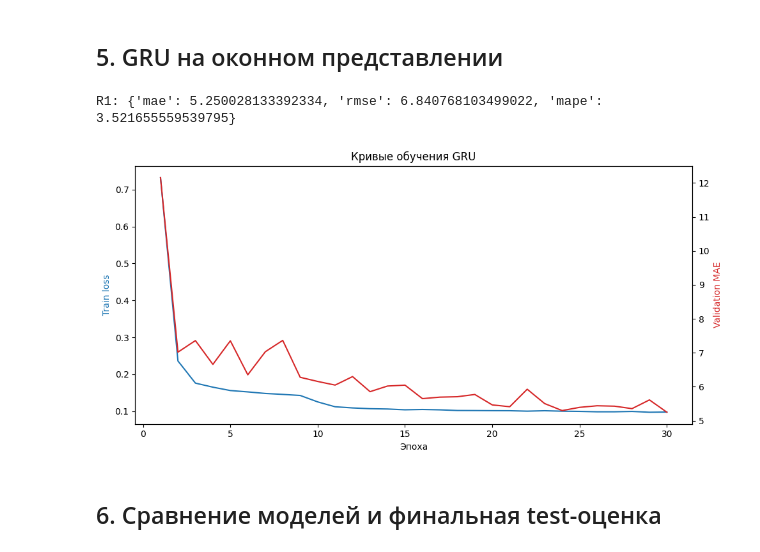
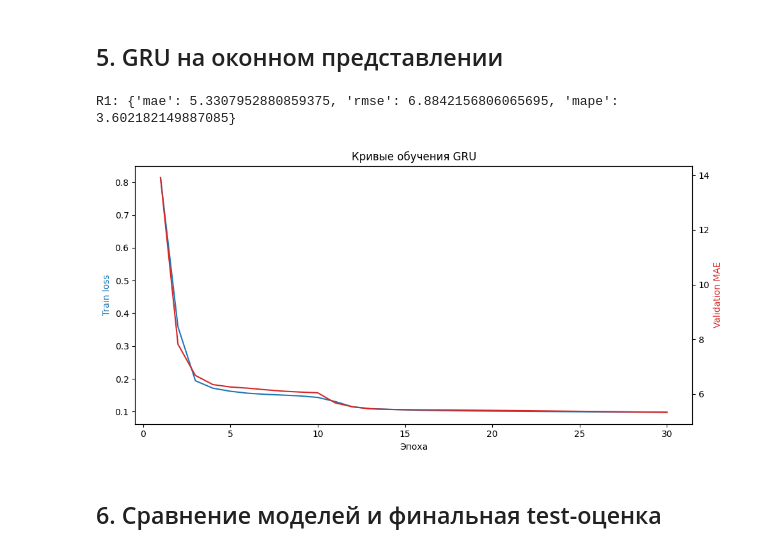
Before and after one commit to NolReaction/ai-engineering-lab, a Jupyter notebook: homeworks/HW12/HW12.ipynb, the cells around one changed output. Drawn from its saved outputs; the diff is of its cells as text; code cells hidden in the pictures.

```diff
--- a/homeworks/HW12/HW12.ipynb
+++ b/homeworks/HW12/HW12.ipynb
@@ -214,7 +214,7 @@ train_ds = SequenceDataset(y_scaled, WINDOW_SIZE, n_train, WINDOW_SIZE)
 val_ds = SequenceDataset(y_scaled, n_train, n_train + n_val, WINDOW_SIZE)
 test_ds = SequenceDataset(y_scaled, n_train + n_val, n, WINDOW_SIZE)
 
-train_loader = DataLoader(train_ds, batch_size=BATCH_SIZE, shuffle=True)
+train_loader = DataLoader(train_ds, batch_size=BATCH_SIZE, shuffle=False)
 val_loader = DataLoader(val_ds, batch_size=BATCH_SIZE, shuffle=False)
 test_loader = DataLoader(test_ds, batch_size=BATCH_SIZE, shuffle=False)
 
@@ -275,35 +275,35 @@ cfg = {
     "window_size": WINDOW_SIZE,
     "horizon": HORIZON,
     "hidden_size": HIDDEN_SIZE,
     "batch_size": BATCH_SIZE,
     "learning_rate": LR,
     "max_epochs": EPOCHS,
     "best_epoch": best_epoch,
     "seed": SEED,
     "scaler": "StandardScaler(train_target_only)",
     "device": str(device),
 }
 (ART / "best_gru_config.json").write_text(json.dumps(cfg, ensure_ascii=False, indent=2), encoding="utf-8")
 
 r1_val_true, r1_val_pred = predict_loader(r1, val_loader)
 r1_val = metrics(r1_val_true, r1_val_pred)
 print("R1:", r1_val)
 
 hist_df = pd.DataFrame(history)
 fig, ax1 = plt.subplots(figsize=(10, 5))
 ax1.plot(hist_df["epoch"], hist_df["train_loss"], color="#1f77b4")
 ax1.set_xlabel("Эпоха")
 ax1.set_ylabel("Train loss", color="#1f77b4")
 ax2 = ax1.twinx()
 ax2.plot(hist_df["epoch"], hist_df["val_mae"], color="#d62728")
 ax2.set_ylabel("Validation MAE", color="#d62728")
 plt.title("Кривые обучения GRU")
 fig.tight_layout()
 plt.savefig(FIG / "gru_learning_curves.png", dpi=150)
 plt.show()
 # %% [output]
-R1: {'mae': 5.250028133392334, 'rmse': 6.840768103499022, 'mape': 3.521655559539795}
+R1: {'mae': 5.3307952880859375, 'rmse': 6.8842156806065695, 'mape': 3.602182149887085}
-[figure, old version]
+[figure, new version]
 # %% [markdown]
 ## 6. Сравнение моделей и финальная test-оценка
 # %%
```
Also changed, not shown: parts of 2 cells of this notebook, 13 other files.
